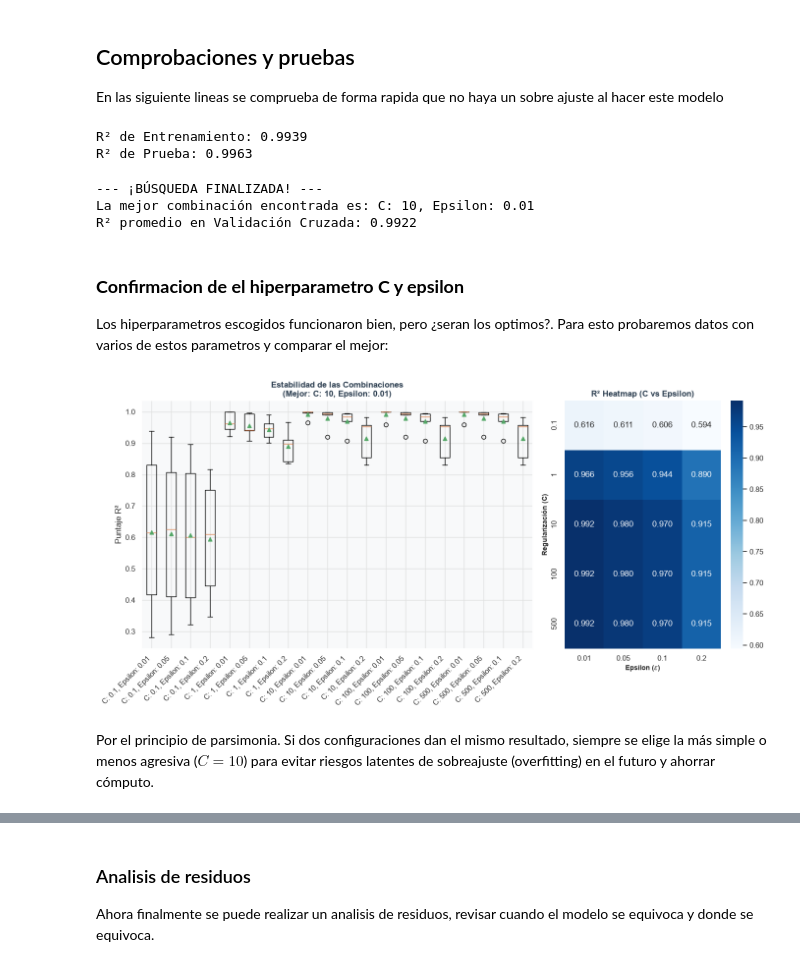
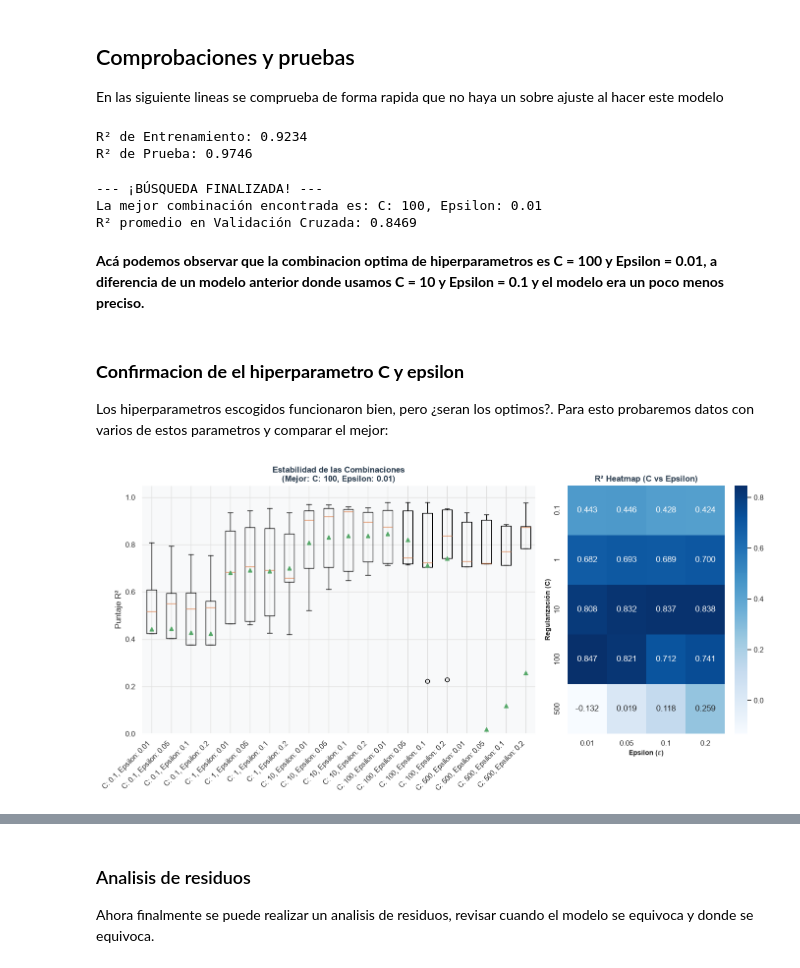
Before and after one commit to benjahkj-gif/Volatility-Pricing-ML-Comparison, a Jupyter notebook: Code/modeloSVM.ipynb, the cells around one changed output, grey strips where cells are left out. Drawn from its saved outputs; the diff is of its cells as text; code cells hidden in the pictures.

Commit message:
Correcion de variable de entrenamiento

```diff
--- a/Code/modeloSVM.ipynb
+++ b/Code/modeloSVM.ipynb
@@ -154,7 +154,7 @@ from sklearn.pipeline import Pipeline
 from sklearn.metrics import mean_squared_error, r2_score
 # %%
 X = df_selec[['strike', 'Moneyness', 'log_Moneyness']]
-y = df_selec['midPrice']
+y = df_selec['IV_mercado']
 
 X_train, X_test, y_train, y_test = train_test_split(X, y, test_size=0.2, random_state=42)
 
@@ -170,13 +170,13 @@ y_test_scaled = scaler_y.transform(y_test.values.reshape(-1, 1)).flatten()
 
 #entrenar el modelo SVR con kernel RBF
 
-svr_model = SVR(kernel='rbf', C=10.0, epsilon=0.1, gamma='scale')
+svr_model = SVR(kernel='rbf', C=100.0, epsilon=0.01, gamma='scale')
 svr_model.fit(X_train_scaled, y_train_scaled)
 
 #realizar predicciones
 y_pred_scaled = svr_model.predict(X_test_scaled)
 
-#desescalar las predicciones para volver a los precios reales en dolares
+#desescalar las predicciones para volver a los valores de volatilidad implicita reales
 y_pred = scaler_y.inverse_transform(y_pred_scaled.reshape(-1, 1)).flatten()
 
 #evaluar la calidad del modelo
@@ -188,13 +188,13 @@ print(f"Error Cuadrático Medio Numérico (RMSE): {rmse:.4f}")
 print(f"Coeficiente de Determinación R²: {r2:.4f}")
 
 
-#grafico de dispersion de los precios reales vs. predicciones del modelo SVR
+#grafico de dispersion de la volatidad vs. predicciones del modelo SVR
 plt.figure(figsize=(8, 6))
 plt.scatter(y_test, y_pred, color='#1f618d', alpha=0.5, label='Predicciones')
 plt.plot([y_test.min(), y_test.max()], [y_test.min(), y_test.max()], color='#cd6155', linestyle='--', linewidth=2, label='Ideal (Perfecto)')
-plt.title('Precio Real vs. Predicción SVR', fontsize=14, fontweight='bold', color='#2c3e50')
-plt.xlabel('Precio Real (midPrice)')
-plt.ylabel('Precio Predicho por SVR')
+plt.title('Volatidad vs. Predicción SVR', fontsize=14, fontweight='bold', color='#2c3e50')
+plt.xlabel('Volatidad Real')
+plt.ylabel('Volatidad Predicha por SVR')
 plt.legend()
 plt.tight_layout()
 plt.show()
@@ -216,8 +222,8 @@ r2_train = r2_score(y_train_scaled, y_pred_train_scaled)
 print(f"R² de Entrenamiento: {r2_train:.4f}")
 print(f"R² de Prueba: {r2:.4f}") #actual
 # %% [output]
-R² de Entrenamiento: 0.9939
-R² de Prueba: 0.9963
+R² de Entrenamiento: 0.9234
+R² de Prueba: 0.9746
 # %%
 from sklearn.model_selection import cross_val_score
 from sklearn.svm import SVR
@@ -269,8 +275,10 @@ print(f"La mejor combinación encontrada es: {best_params}")
 print(f"R² promedio en Validación Cruzada: {best_score:.4f}")
 # %% [output]
 --- ¡BÚSQUEDA FINALIZADA! ---
-La mejor combinación encontrada es: C: 10, Epsilon: 0.01
-R² promedio en Validación Cruzada: 0.9922
+La mejor combinación encontrada es: C: 100, Epsilon: 0.01
+R² promedio en Validación Cruzada: 0.8469
+# %% [markdown]
+**Acá podemos observar que la combinacion optima de hiperparametros es C = 100 y Epsilon = 0.01, a diferencia de un modelo anterior donde usamos C = 10 y Epsilon = 0.1 y el modelo era un poco menos preciso.**
 # %% [markdown]
 ### **Confirmacion de el hiperparametro C y epsilon**
 Los hiperparametros escogidos funcionaron bien, pero ¿seran los optimos?. Para esto probaremos datos con varios de estos parametros y comparar el mejor:
@@ -290,6 +298,8 @@ plt.subplot(grid[0])
 
 #graficamos las 5 notas de validacion cruzada para cada una de las combinaciones
 plt.boxplot(resultados_dict.values(), showmeans=True)
+
+plt.ylim(0.0, 1.05)
 
 #configuramos las etiquetas del eje X con los nombres de las combinaciones
 plt.xticks(
@@ -297,33 +307,31 @@ plt.xticks(
     resultados_dict.keys(),
     rotation=45,
     ha='right'
 )
 
 plt.title(f"Estabilidad de las Combinaciones\n(Mejor: {best_params})", fontsize=12, fontweight='bold', color='#2c3e50')
 plt.ylabel('Puntaje R²')
 
 # --- SUBPLOT 2: MAPA DE CALOR (HEATMAP) ---
 plt.subplot(grid[1])
 
 sns.heatmap(
     cv_matrix,
     annot=True,
     cmap='Blues',
     cbar=True,
     xticklabels=epsilon_param_range,
     yticklabels=c_param_range,
     fmt=".3f"
 )
 
 
 plt.xlabel(r'Epsilon ($\epsilon$)', fontsize=10, fontweight='bold')
 plt.ylabel('Regularización (C)', fontsize=10, fontweight='bold')
 plt.title('R² Heatmap (C vs Epsilon)', fontsize=12, fontweight='bold', color='#2c3e50')
 
 #ajuste automatico de margenes para que nada se corte al renderizar
 plt.tight_layout()
 plt.show()
 # %% [output]
-[figure, old version]
+[figure, new version]
-# %% [markdown]
- Por el principio de parsimonia. Si dos configuraciones dan el mismo resultado, siempre se elige la más simple o menos agresiva ($C=10$) para evitar riesgos latentes de sobreajuste (overfitting) en el futuro y ahorrar cómputo.
```
Also changed, not shown: parts of 10 cells of this notebook.
